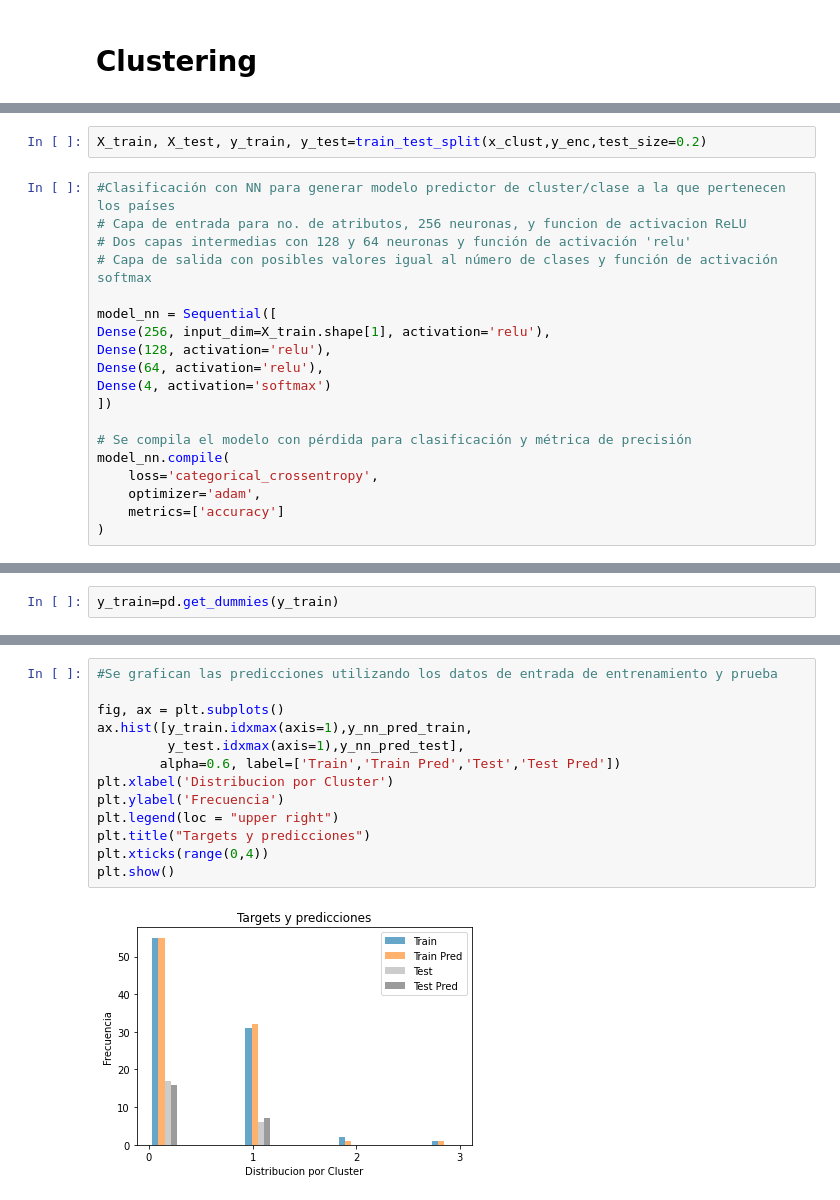
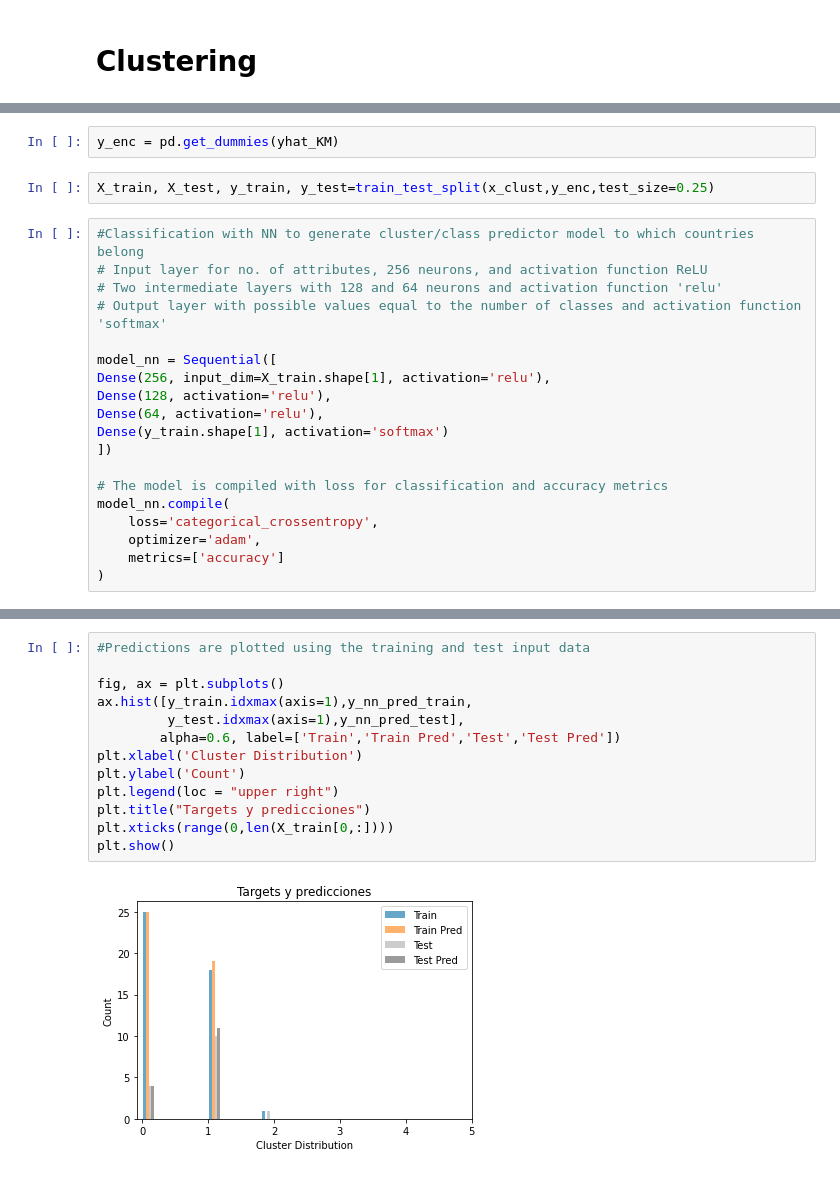
Before and after one commit to dataismyname/data_science_python_projects, a Jupyter notebook: Clustering_covid19.ipynb, the cells around one changed output, grey strips where cells are left out. Saved outputs shown, nothing was run; the diff lists cells and outputs as text.

Commit message:
data preprocessing changes and comments in english

```diff
--- a/Clustering_covid19.ipynb
+++ b/Clustering_covid19.ipynb
@@ -473,19 +429,21 @@ y_enc=pd.get_dummies(df3['Cluster'])
+# %%
+y_enc = pd.get_dummies(yhat_KM)
 # %%
-X_train, X_test, y_train, y_test=train_test_split(x_clust,y_enc,test_size=0.2)
+X_train, X_test, y_train, y_test=train_test_split(x_clust,y_enc,test_size=0.25)
 # %%
-#Clasificación con NN para generar modelo predictor de cluster/clase a la que pertenecen los países
-# Capa de entrada para no. de atributos, 256 neuronas, y funcion de activacion ReLU
-# Dos capas intermedias con 128 y 64 neuronas y función de activación 'relu'
-# Capa de salida con posibles valores igual al número de clases y función de activación softmax
+#Classification with NN to generate cluster/class predictor model to which countries belong
+# Input layer for no. of attributes, 256 neurons, and activation function ReLU
+# Two intermediate layers with 128 and 64 neurons and activation function 'relu'
+# Output layer with possible values equal to the number of classes and activation function 'softmax'
 
 model_nn = Sequential([
 Dense(256, input_dim=X_train.shape[1], activation='relu'),
 Dense(128, activation='relu'),
 Dense(64, activation='relu'),
-Dense(4, activation='softmax')
+Dense(y_train.shape[1], activation='softmax')
 ])
 
-# Se compila el modelo con pérdida para clasificación y métrica de precisión
+# The model is compiled with loss for classification and accuracy metrics
 model_nn.compile(
     loss='categorical_crossentropy',
     optimizer='adam',
@@ -512,5 +470,3 @@ Trainable params: 42,692
 Non-trainable params: 0
 _________________________________________________________________
-# %%
-y_train=pd.get_dummies(y_train)
 # %%
@@ -576,16 +539,16 @@ y_nn_pred_test = (model_nn.predict(X_test)).argmax(axis=1)
 # %%
-#Se grafican las predicciones utilizando los datos de entrada de entrenamiento y prueba
+#Predictions are plotted using the training and test input data
 
 fig, ax = plt.subplots()
 ax.hist([y_train.idxmax(axis=1),y_nn_pred_train,
          y_test.idxmax(axis=1),y_nn_pred_test],
         alpha=0.6, label=['Train','Train Pred','Test','Test Pred'])
-plt.xlabel('Distribucion por Cluster')
-plt.ylabel('Frecuencia')
+plt.xlabel('Cluster Distribution')
+plt.ylabel('Count')
 plt.legend(loc = "upper right")
 plt.title("Targets y predicciones")
-plt.xticks(range(0,4))
+plt.xticks(range(0,len(X_train[0,:])))
 plt.show()
 # %% [output]
-[figure, old version]
+[figure, new version]
 # %%
```
Also changed, not shown: parts of 69 cells of this notebook.
